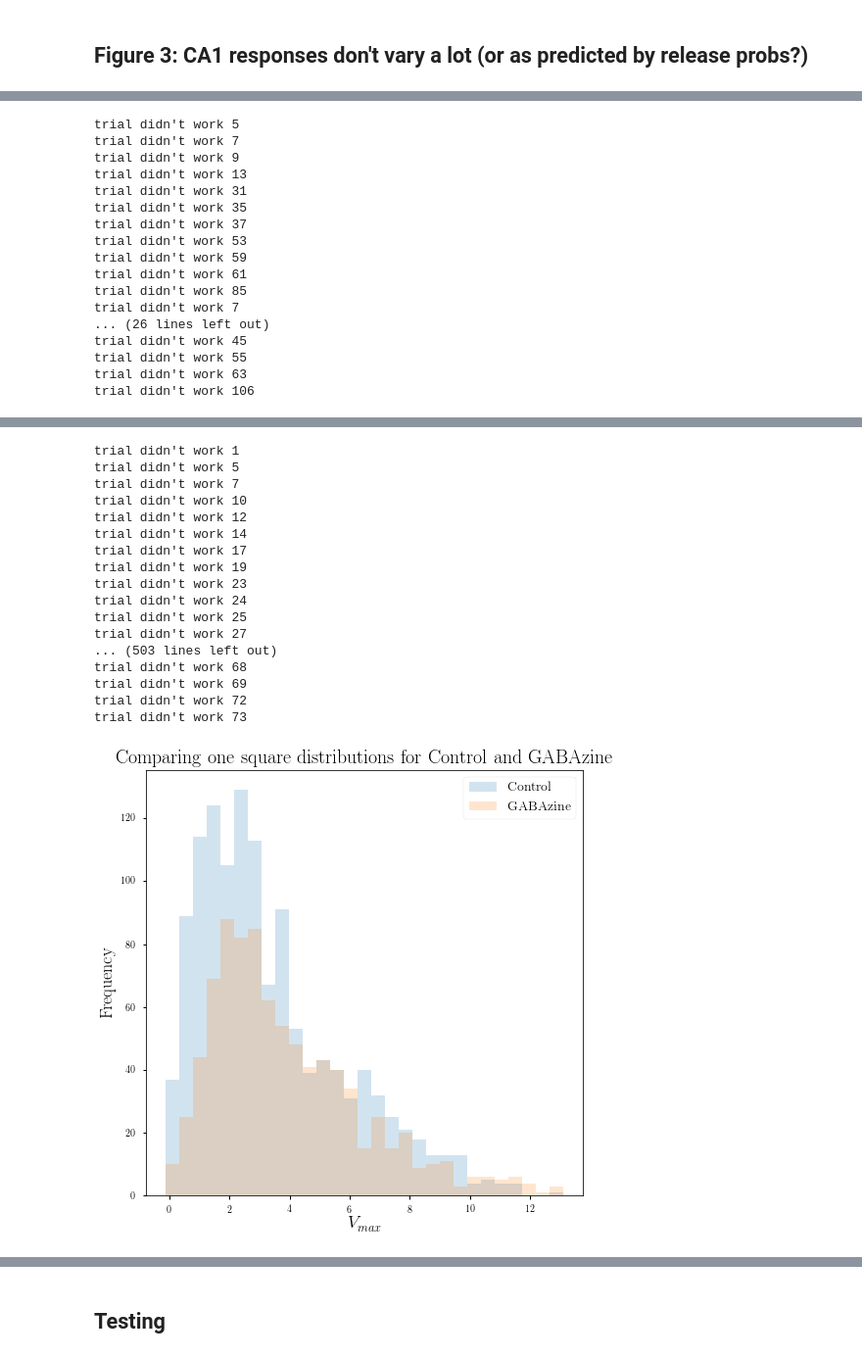
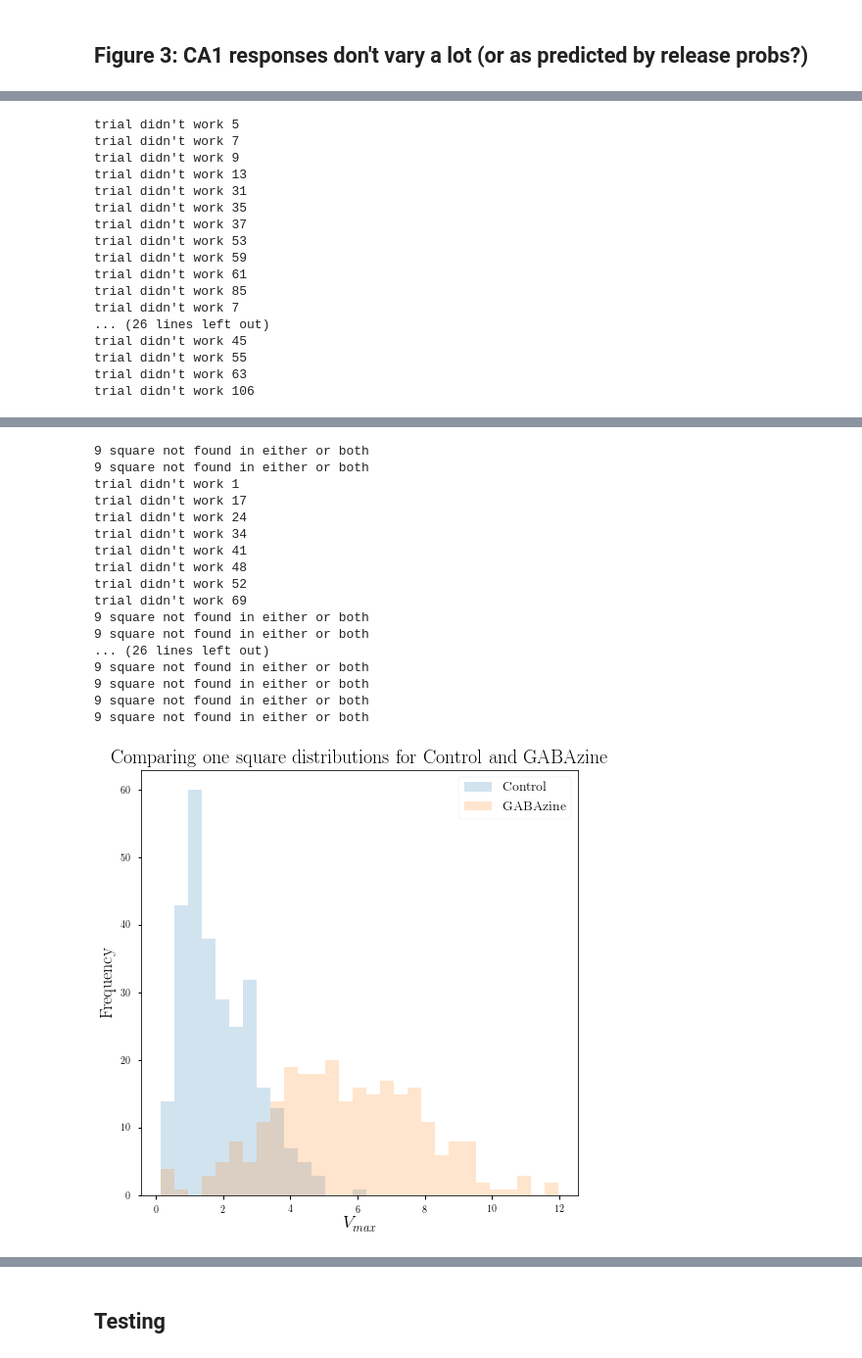
Before and after one commit to sahilm89/linearity, a Jupyter notebook: plots/Paper_Figures.ipynb, the cells around one changed output, grey strips where cells are left out. Shown at 98% size. Drawn from its saved outputs; the diff is of its cells as text; code cells hidden in the pictures.

Commit message:
New paper figures, and a model

```diff
--- a/plots/Paper_Figures.ipynb
+++ b/plots/Paper_Figures.ipynb
@@ -231,41 +235,41 @@ def figure5(feature=0, square=1):
     plt.show()
 # %%
 figure5(square=1)
-figure5(square=5)
+figure5(square=9)
 # %% [output]
 trial didn't work 5
 trial didn't work 7
 trial didn't work 9
 trial didn't work 13
 trial didn't work 31
 trial didn't work 35
 trial didn't work 37
 trial didn't work 53
 trial didn't work 59
 trial didn't work 61
 trial didn't work 85
 trial didn't work 7
 ... (26 lines left out)
 trial didn't work 45
 trial didn't work 55
 trial didn't work 63
 trial didn't work 106
 [figure]
+9 square not found in either or both
+9 square not found in either or both
 trial didn't work 1
-trial didn't work 5
-trial didn't work 7
-trial didn't work 10
-trial didn't work 12
-trial didn't work 14
 trial didn't work 17
-trial didn't work 19
-trial didn't work 23
 trial didn't work 24
-trial didn't work 25
-trial didn't work 27
-... (503 lines left out)
-trial didn't work 68
+trial didn't work 34
+trial didn't work 41
+trial didn't work 48
+trial didn't work 52
 trial didn't work 69
-trial didn't work 72
-trial didn't work 73
+9 square not found in either or both
+9 square not found in either or both
+... (26 lines left out)
+9 square not found in either or both
+9 square not found in either or both
+9 square not found in either or both
+9 square not found in either or both
-[figure, old version]
+[figure, new version]
```
Also changed, not shown: parts of 10 cells of this notebook, 6 other files.
